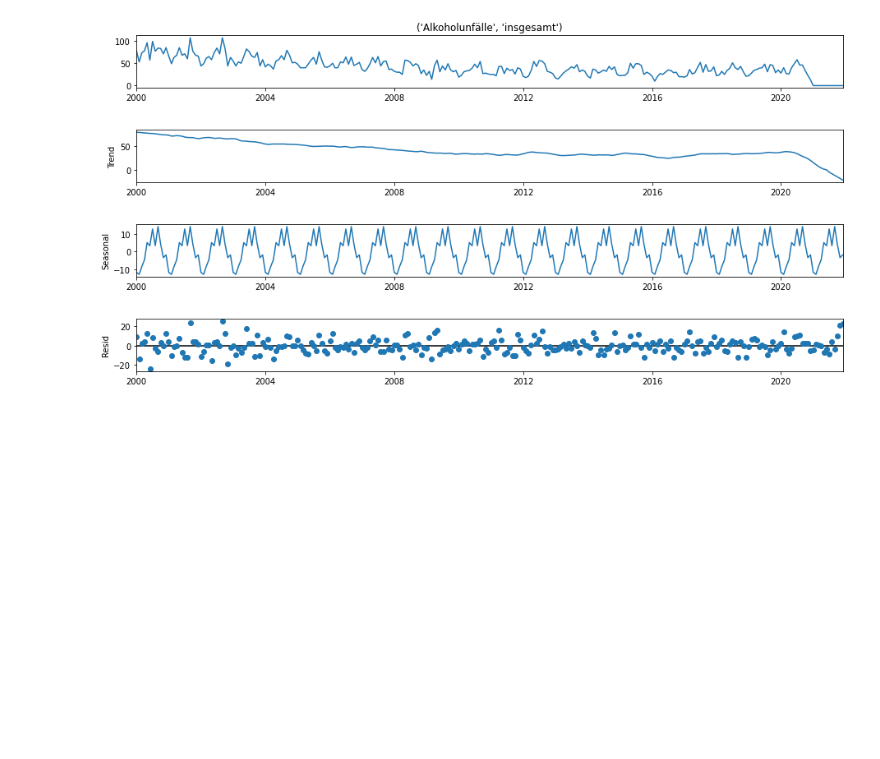
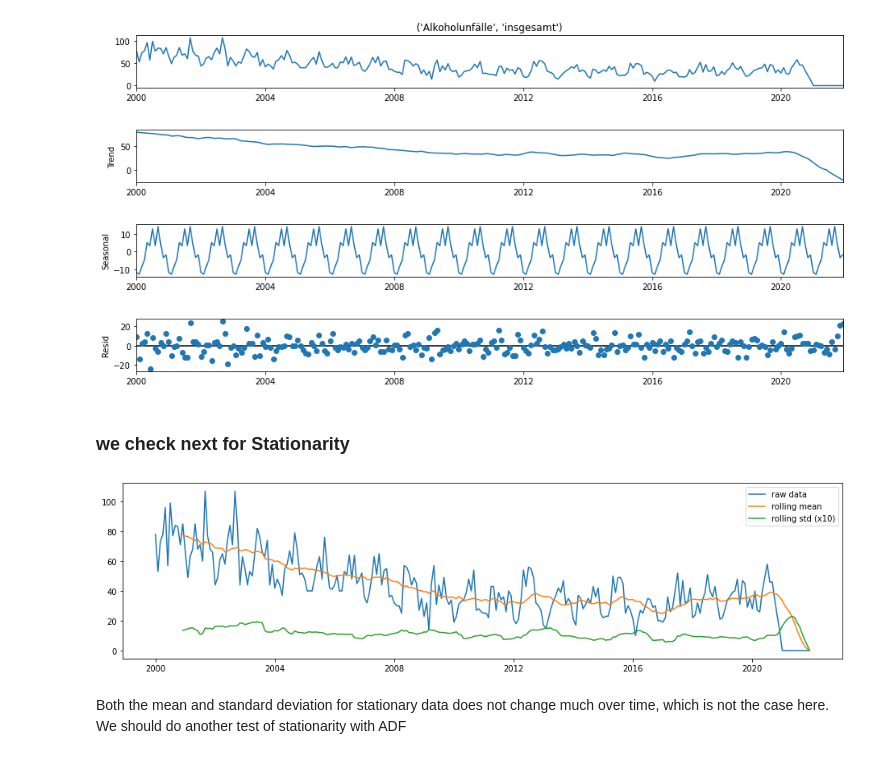
Before and after one commit to yassir28/AIChallenge, a Jupyter notebook: challenge.ipynb, the cells around one changed output. Cells and saved outputs as stored; diff of their text form; code cells hidden in the pictures; blank space fills up the shorter version.

Commit message:
is data stationary?

```diff
--- a/challenge.ipynb
+++ b/challenge.ipynb
@@ -288,0 +288,21 @@ seasonal_decompose(our_pivot_table[('Alkoholunfälle', 'insgesamt')])
+# %% [markdown]
+### we check next for Stationarity
+# %%
+### plot for Rolling Statistic for testing Stationarity
+def test_stationarity(timeseries, title):
+
+    #Determing rolling statistics
+    rolmean = pd.Series(timeseries).rolling(window=12).mean()
+    rolstd = pd.Series(timeseries).rolling(window=12).std()
+
+    fig, ax = plt.subplots(figsize=(16, 4))
+    ax.plot(timeseries, label= title)
+    ax.plot(rolmean, label='rolling mean');
+    ax.plot(rolstd, label='rolling std (x10)');
+    ax.legend()
+pd.options.display.float_format = '{:.8f}'.format
+test_stationarity(our_pivot_table[('Alkoholunfälle', 'insgesamt')],'raw data')
+# %% [output]
+[figure, added]
+# %% [markdown]
+Both the mean and standard deviation for stationary data does not change much over time, which is not the case here. We should do another test of stationarity with ADF
```
Also changed, not shown: parts of 2 cells of this notebook.
